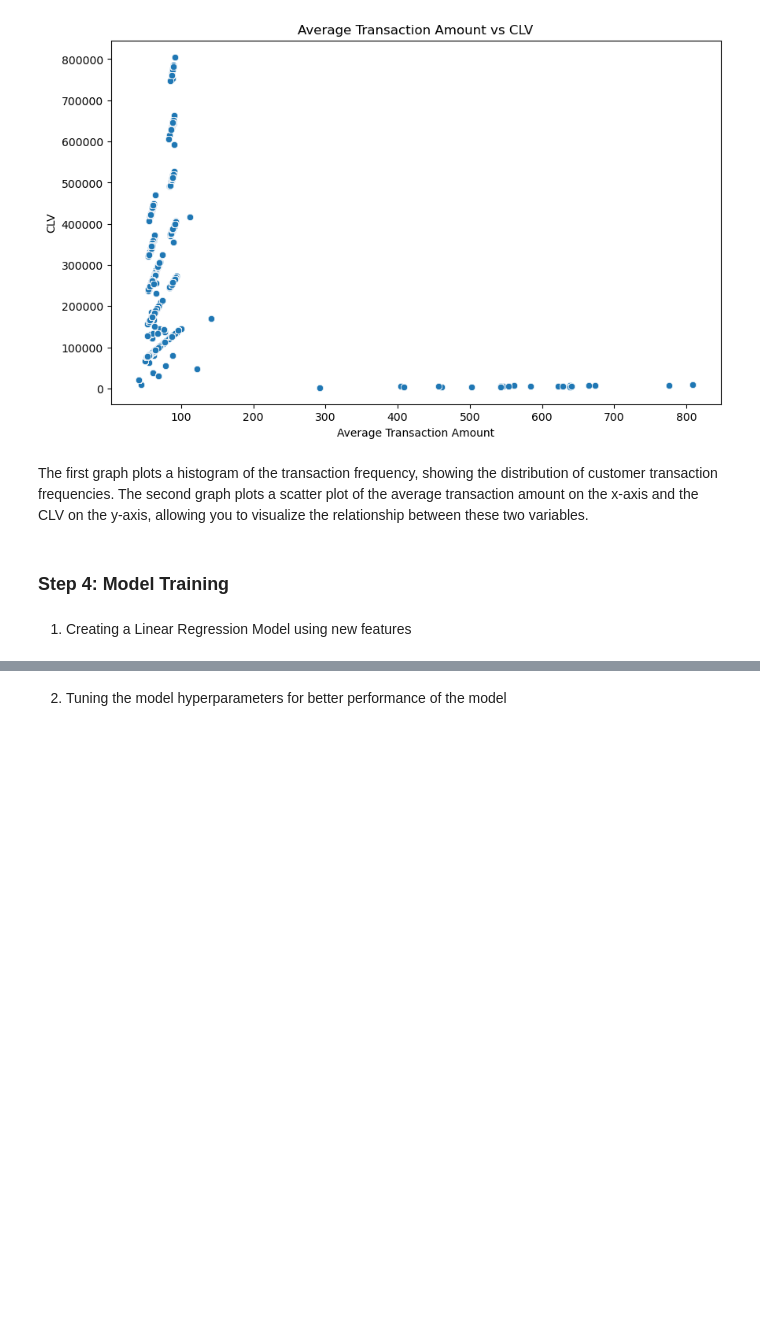
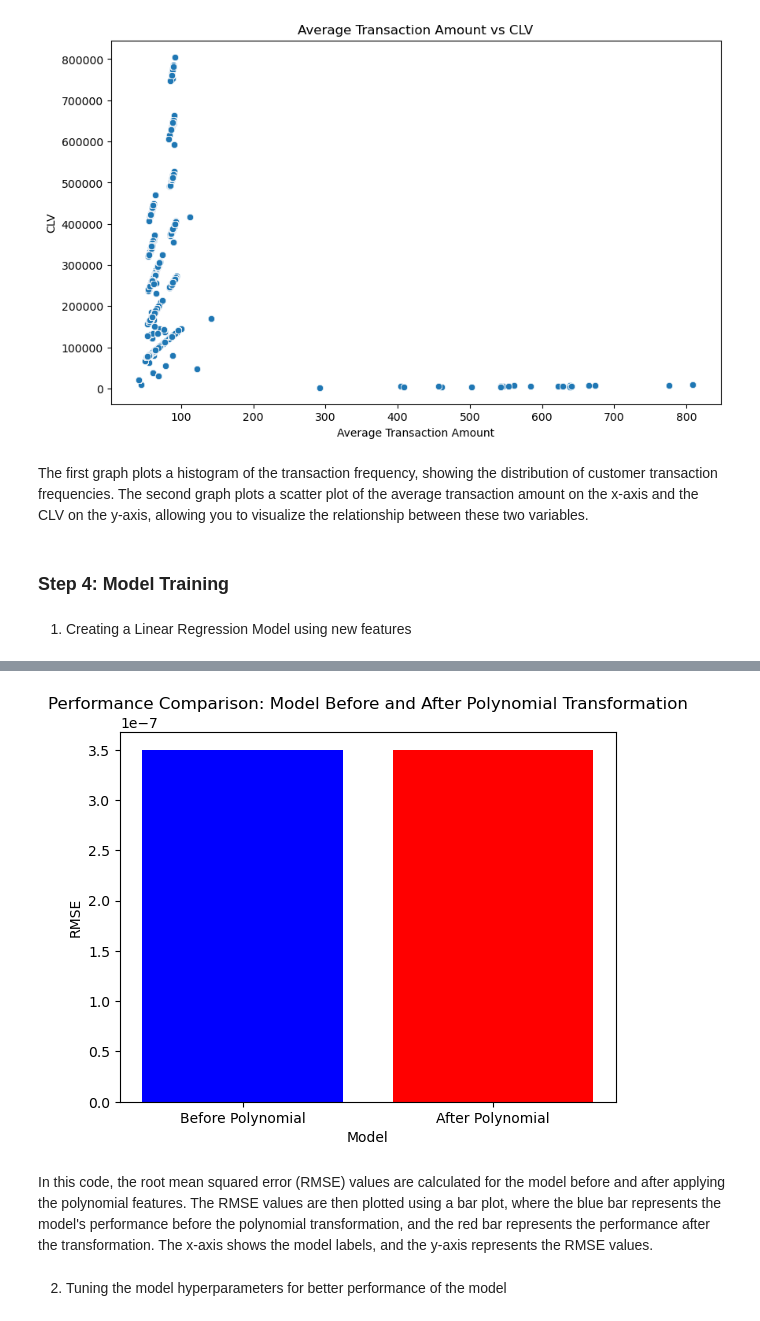
Before and after one commit to hemangsharma/36106_UTS_Assignment3, a Jupyter notebook: main.ipynb, the cells around one changed output, grey strips where cells are left out. Saved outputs shown, nothing was run; the diff lists cells and outputs as text; code cells hidden in the pictures; blank space fills up the shorter version.

```diff
--- a/main.ipynb
+++ b/main.ipynb
@@ -357,3 +529,38 @@ Print the first 10 predictions:
+# %%
+# Calculate performance metrics for the model before polynomial transformation
+y_pred_before = reg_model.predict(X_test)
+rmse_before = np.sqrt(mean_squared_error(y_test, y_pred_before))
+
+# Create polynomial features
+poly = PolynomialFeatures(degree=2)  # Adjust the degree as needed
+X_poly = poly.fit_transform(X)
+
+# Split the data into training and testing sets
+X_train_poly, X_test_poly, y_train, y_test = train_test_split(X_poly, y, test_size=0.2, random_state=42)
+
+# Create a new linear regression model
+reg_model_poly = LinearRegression()
+
+# Train the model on the polynomial features
+reg_model_poly.fit(X_train_poly, y_train)
+
+# Make predictions on the testing data with polynomial features
+y_pred_poly = reg_model_poly.predict(X_test_poly)
+rmse_poly = np.sqrt(mean_squared_error(y_test, y_pred_poly))
+
+# Plot the performance comparison
+labels = ['Before Polynomial', 'After Polynomial']
+rmse_values = [rmse_before, rmse_poly]
+
+plt.bar(labels, rmse_values, color=['blue', 'red'])
+plt.xlabel('Model')
+plt.ylabel('RMSE')
+plt.title('Performance Comparison: Model Before and After Polynomial Transformation')
+plt.show()
+# %% [output]
+[figure, added]
+# %% [markdown]
+In this code, the root mean squared error (RMSE) values are calculated for the model before and after applying the polynomial features. The RMSE values are then plotted using a bar plot, where the blue bar represents the model's performance before the polynomial transformation, and the red bar represents the performance after the transformation. The x-axis shows the model labels, and the y-axis represents the RMSE values.
 # %% [markdown]
 2. Tuning the model hyperparameters for better performance of the model
 # %%
```
Also changed, not shown: parts of 27 cells of this notebook, 1 other file.
